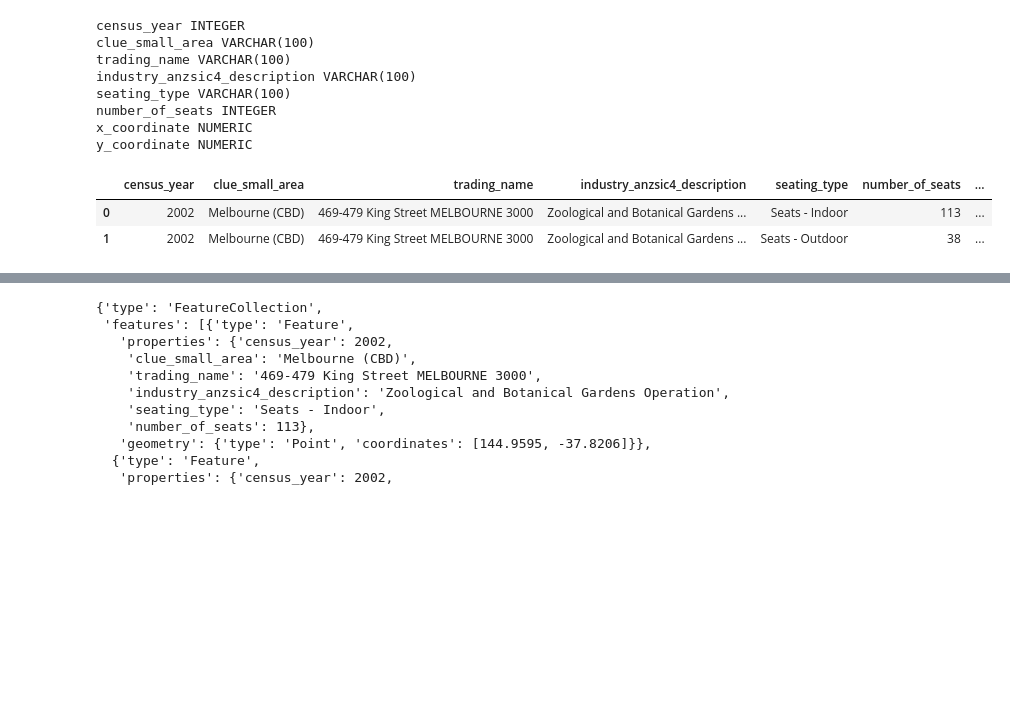
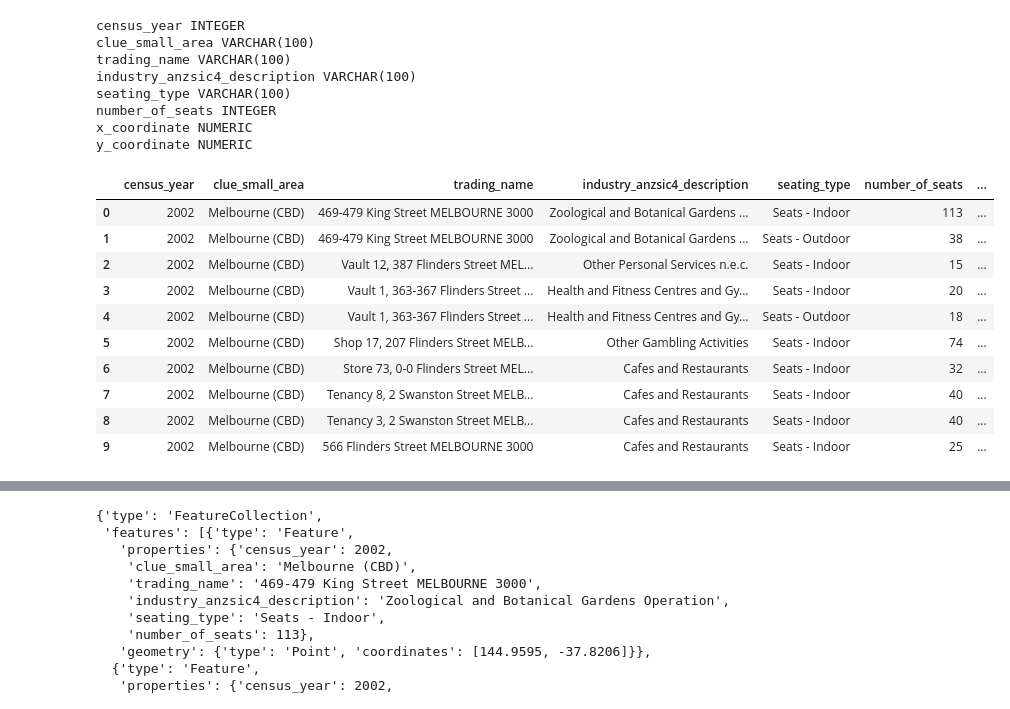
Before and after one commit to davidsalim86/Cafe-Restaurant-Visualisation-Dashboard, a Jupyter notebook: notebook/connect_postgresql.ipynb, the cells around one changed output, grey strips where cells are left out. Saved outputs shown, nothing was run; the diff lists cells and outputs as text; code cells hidden in the pictures; blank space fills up the shorter version.

```diff
--- a/notebook/connect_postgresql.ipynb
+++ b/notebook/connect_postgresql.ipynb
@@ -65,8 +64,16 @@ y_coordinate NUMERIC
 # %%
 # reading sql using panda
 database_df = pd.read_sql("Select * from melbourne_business",engine)
-database_df.head(2)
+database_df.head(10)
 # %% [output]
 |  | census_year | clue_small_area | trading_name | industry_anzsic4_description | seating_type | number_of_seats | ... |
 | 0 | 2002 | Melbourne (CBD) | 469-479 King Street MELBOURNE 3000 | Zoological and Botanical Gardens ... | Seats - Indoor | 113 | ... |
 | 1 | 2002 | Melbourne (CBD) | 469-479 King Street MELBOURNE 3000 | Zoological and Botanical Gardens ... | Seats - Outdoor | 38 | ... |
+| 2 | 2002 | Melbourne (CBD) | Vault 12, 387 Flinders Street MEL... | Other Personal Services n.e.c. | Seats - Indoor | 15 | ... |
+| 3 | 2002 | Melbourne (CBD) | Vault 1, 363-367 Flinders Street ... | Health and Fitness Centres and Gy... | Seats - Indoor | 20 | ... |
+| 4 | 2002 | Melbourne (CBD) | Vault 1, 363-367 Flinders Street ... | Health and Fitness Centres and Gy... | Seats - Outdoor | 18 | ... |
+| 5 | 2002 | Melbourne (CBD) | Shop 17, 207 Flinders Street MELB... | Other Gambling Activities | Seats - Indoor | 74 | ... |
+| 6 | 2002 | Melbourne (CBD) | Store 73, 0-0 Flinders Street MEL... | Cafes and Restaurants | Seats - Indoor | 32 | ... |
+| 7 | 2002 | Melbourne (CBD) | Tenancy 8, 2 Swanston Street MELB... | Cafes and Restaurants | Seats - Indoor | 40 | ... |
+| 8 | 2002 | Melbourne (CBD) | Tenancy 3, 2 Swanston Street MELB... | Cafes and Restaurants | Seats - Indoor | 40 | ... |
+| 9 | 2002 | Melbourne (CBD) | 566 Flinders Street MELBOURNE 3000 | Cafes and Restaurants | Seats - Indoor | 25 | ... |
```
Also changed, not shown: parts of 5 cells of this notebook, 11 other files.
